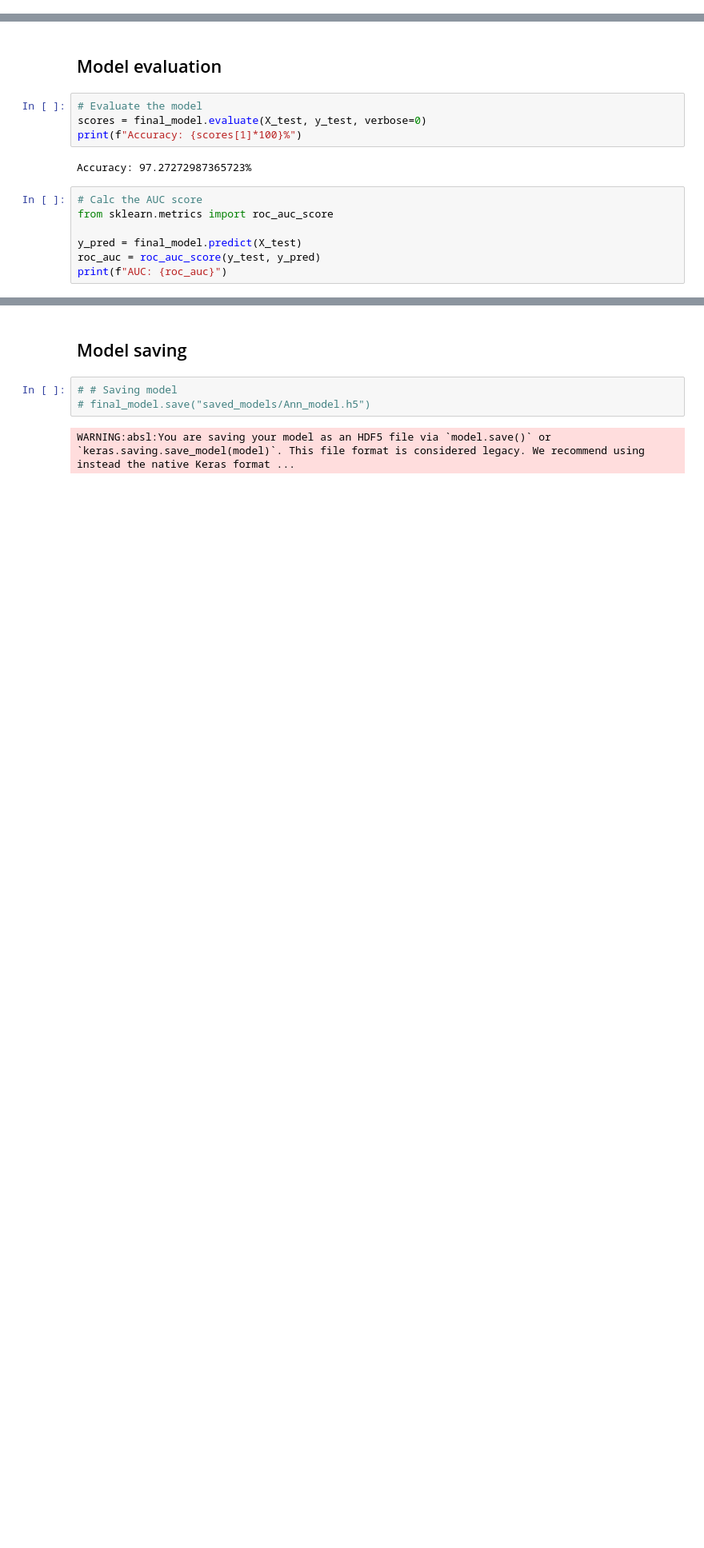
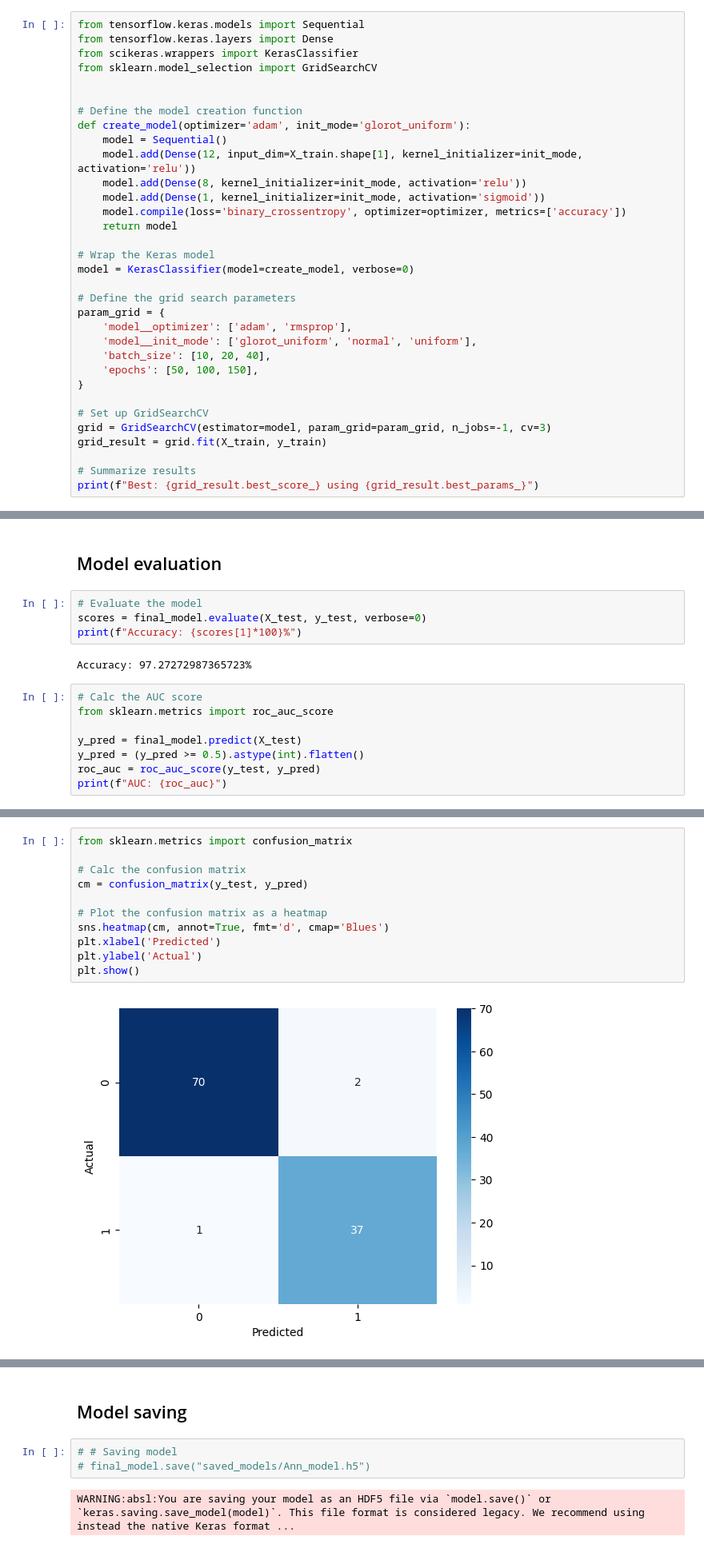
Before and after one commit to amg-eng/Thyroid_Cancer_Risk, a Jupyter notebook: Models/ANN.ipynb, the cells around one changed output, grey strips where cells are left out. Shown: that part at 80% size. Cells and saved outputs as stored; diff of their text form; blank space fills up the shorter version.

Commit message:
ANN model finished

```diff
--- a/Models/ANN.ipynb
+++ b/Models/ANN.ipynb
@@ -136,0 +130,33 @@ Best: 0.9332399626517273 using {'batch_size': 10, 'epochs': 150, 'model__init_mo
+# %%
+from tensorflow.keras.models import Sequential
+from tensorflow.keras.layers import Dense
+from scikeras.wrappers import KerasClassifier
+from sklearn.model_selection import GridSearchCV
+
+
+# Define the model creation function
+def create_model(optimizer='adam', init_mode='glorot_uniform'):
+    model = Sequential()
+    model.add(Dense(12, input_dim=X_train.shape[1], kernel_initializer=init_mode, activation='relu'))
+    model.add(Dense(8, kernel_initializer=init_mode, activation='relu'))
+    model.add(Dense(1, kernel_initializer=init_mode, activation='sigmoid'))
+    model.compile(loss='binary_crossentropy', optimizer=optimizer, metrics=['accuracy'])
+    return model
+
+# Wrap the Keras model
+model = KerasClassifier(model=create_model, verbose=0)
+
+# Define the grid search parameters
+param_grid = {
+    'model__optimizer': ['adam', 'rmsprop'],
+    'model__init_mode': ['glorot_uniform', 'normal', 'uniform'],
+    'batch_size': [10, 20, 40],
+    'epochs': [50, 100, 150],
+}
+
+# Set up GridSearchCV
+grid = GridSearchCV(estimator=model, param_grid=param_grid, n_jobs=-1, cv=3)
+grid_result = grid.fit(X_train, y_train)
+
+# Summarize results
+print(f"Best: {grid_result.best_score_} using {grid_result.best_params_}")
@@ -170,6 +199,7 @@ Accuracy: 97.27272987365723%
 from sklearn.metrics import roc_auc_score
 
 y_pred = final_model.predict(X_test)
+y_pred = (y_pred >= 0.5).astype(int).flatten()
 roc_auc = roc_auc_score(y_test, y_pred)
 print(f"AUC: {roc_auc}")
 # %% [output]
@@ -177,0 +208,13 @@ AUC: 0.9773391812865497
+# %%
+from sklearn.metrics import confusion_matrix
+
+# Calc the confusion matrix
+cm = confusion_matrix(y_test, y_pred)
+
+# Plot the confusion matrix as a heatmap
+sns.heatmap(cm, annot=True, fmt='d', cmap='Blues')
+plt.xlabel('Predicted')
+plt.ylabel('Actual')
+plt.show()
+# %% [output]
+[figure, added]
```
Also changed, not shown: parts of 8 cells of this notebook, 1 other file.
